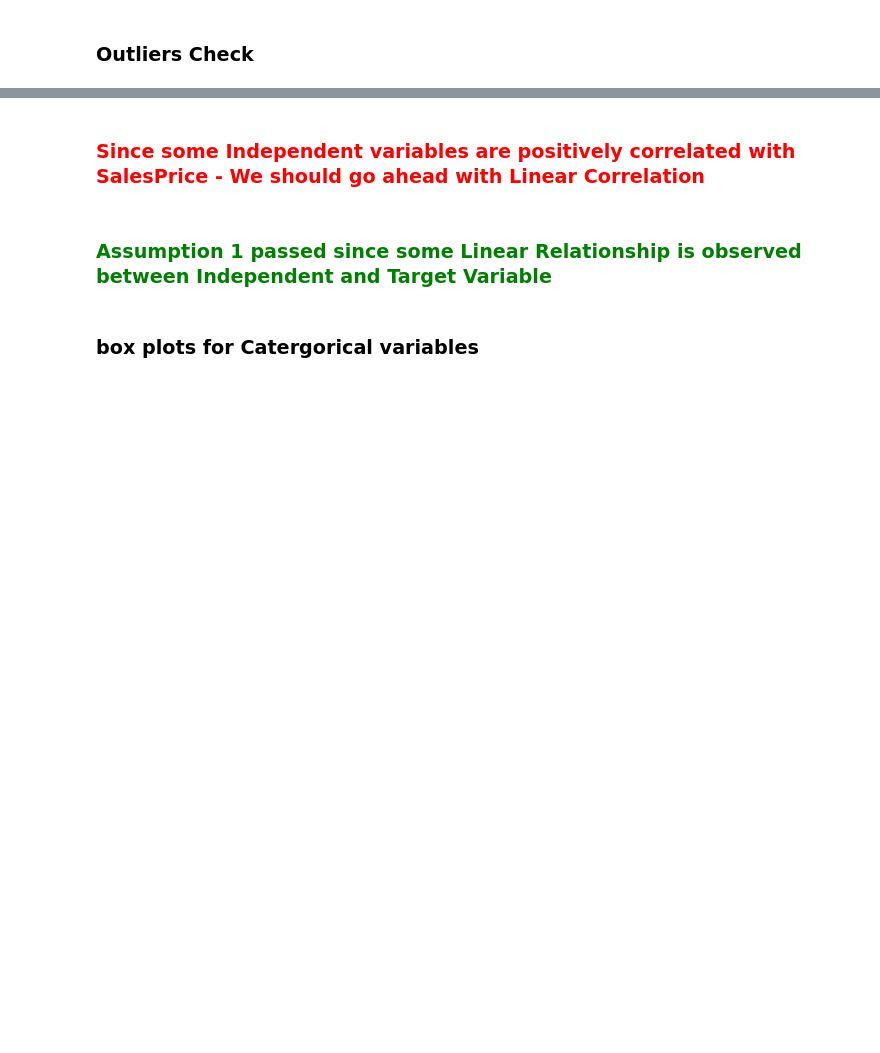
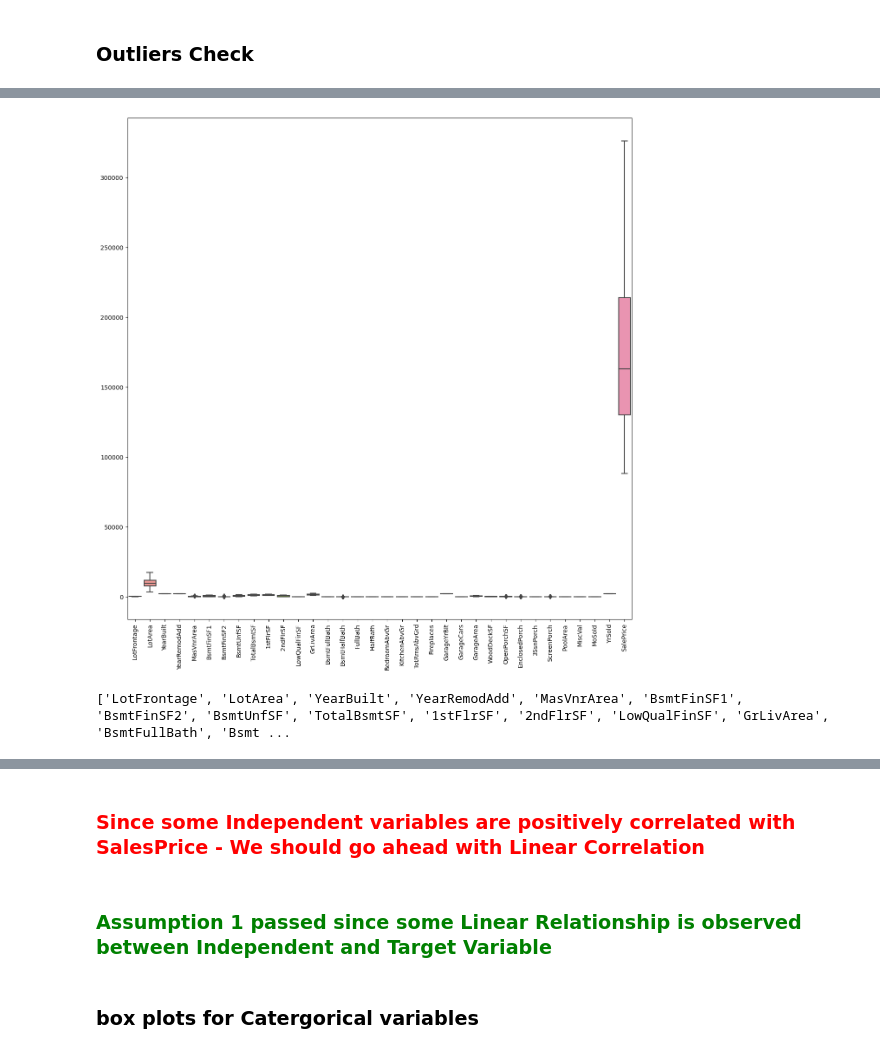
Before and after one commit to Gurupreet1111/AdvancedRegression, a Jupyter notebook: AdvanceRegressionAssignemnt.ipynb, the cells around one changed output, grey strips where cells are left out. Cells and saved outputs as stored; diff of their text form; code cells hidden in the pictures; blank space fills up the shorter version.

```diff
--- a/AdvanceRegressionAssignemnt.ipynb
+++ b/AdvanceRegressionAssignemnt.ipynb
@@ -111,0 +157,17 @@ df.shape #seems no redundunct data
+# %%
+## Capping outliers to 5% at lower bound and 95% at upper bound
+for col in df_num.columns:
+    df_num[col][df_num[col] <= df_num[col].quantile(0.05)] = df_num[col].quantile(0.05)
+    df_num[col][df_num[col] >= df_num[col].quantile(0.95)] = df_num[col].quantile(0.95)
+
+plt.figure(figsize=[15,15])
+plt.xticks(rotation=90)
+sns.boxplot(data=df_num);
+# %% [output]
+[figure, added]
+# %%
+df = pd.concat([df_num, df_cat_encoded], axis=1)
+df.head()
+print(list(df.columns))
+# %% [output]
+['LotFrontage', 'LotArea', 'YearBuilt', 'YearRemodAdd', 'MasVnrArea', 'BsmtFinSF1', 'BsmtFinSF2', 'BsmtUnfSF', 'TotalBsmtSF', '1stFlrSF', '2ndFlrSF', 'LowQualFinSF', 'GrLivArea', 'BsmtFullBath', 'Bsmt ...
```
Also changed, not shown: parts of 160 cells of this notebook.
